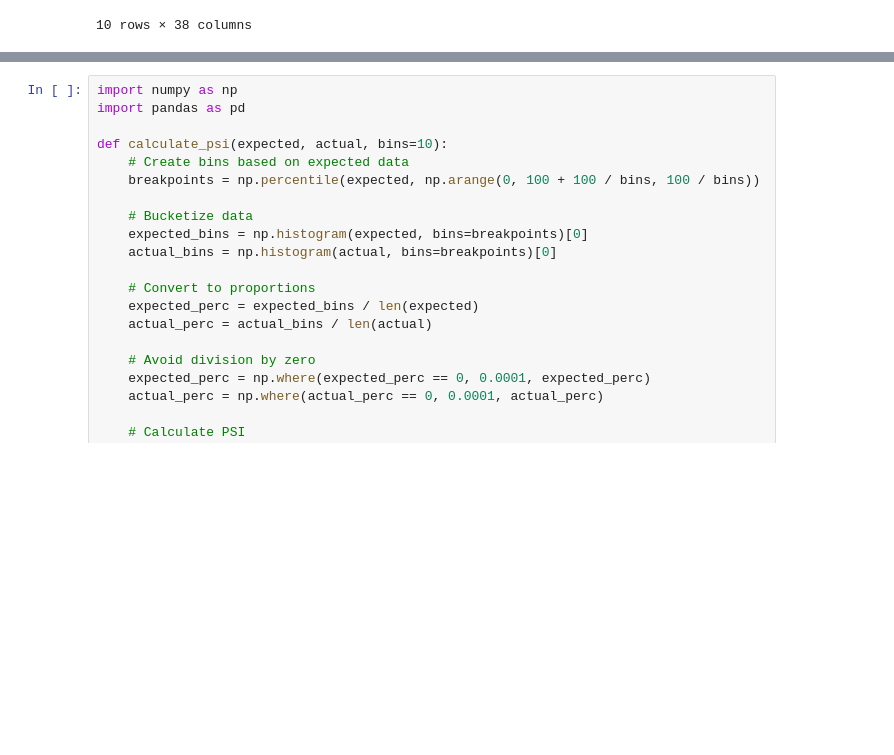
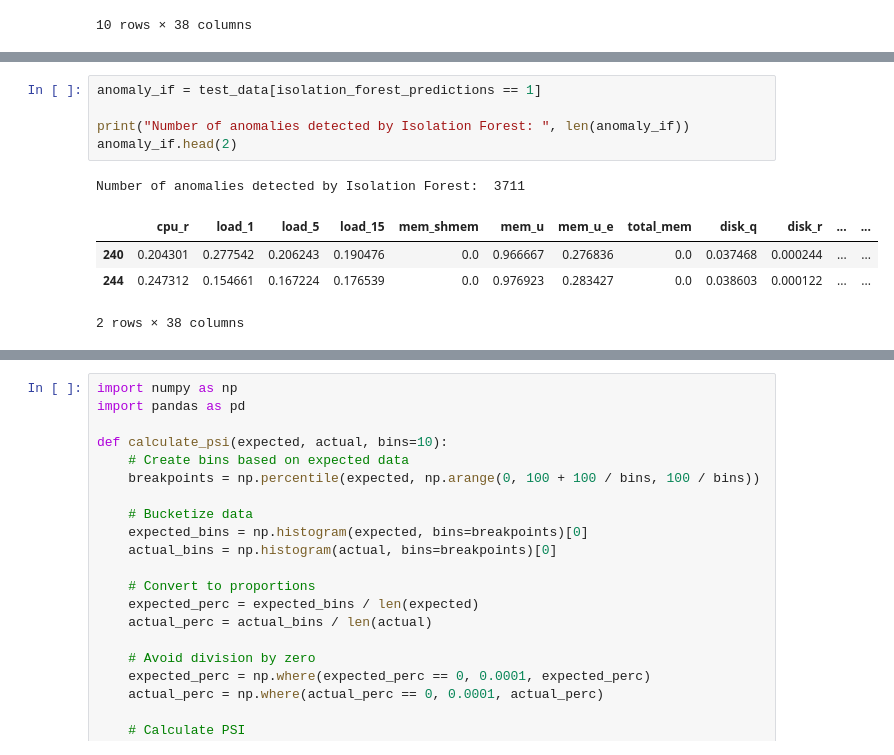
Before and after one commit to haiduongnguyen/Opstimus, a Jupyter notebook: experiments/exp02_SMD/run_exp02.ipynb, the cells around one changed output, grey strips where cells are left out. Cells and saved outputs as stored; diff of their text form; blank space fills up the shorter version.

```diff
--- a/experiments/exp02_SMD/run_exp02.ipynb
+++ b/experiments/exp02_SMD/run_exp02.ipynb
@@ -328,0 +475,11 @@ lof_tp_deviation[lof_tp_deviation.abs() >= 3]
+# %%
+anomaly_if = test_data[isolation_forest_predictions == 1]
+
+print("Number of anomalies detected by Isolation Forest: ", len(anomaly_if))
+anomaly_if.head(2)
+# %% [output]
+Number of anomalies detected by Isolation Forest:  3711
+|  | cpu_r | load_1 | load_5 | load_15 | mem_shmem | mem_u | mem_u_e | total_mem | disk_q | disk_r | ... | ... |
+| 240 | 0.204301 | 0.277542 | 0.206243 | 0.190476 | 0.0 | 0.966667 | 0.276836 | 0.0 | 0.037468 | 0.000244 | ... | ... |
+| 244 | 0.247312 | 0.154661 | 0.167224 | 0.176539 | 0.0 | 0.976923 | 0.283427 | 0.0 | 0.038603 | 0.000122 | ... | ... |
+2 rows × 38 columns
```
Also changed, not shown: parts of 34 cells of this notebook.
